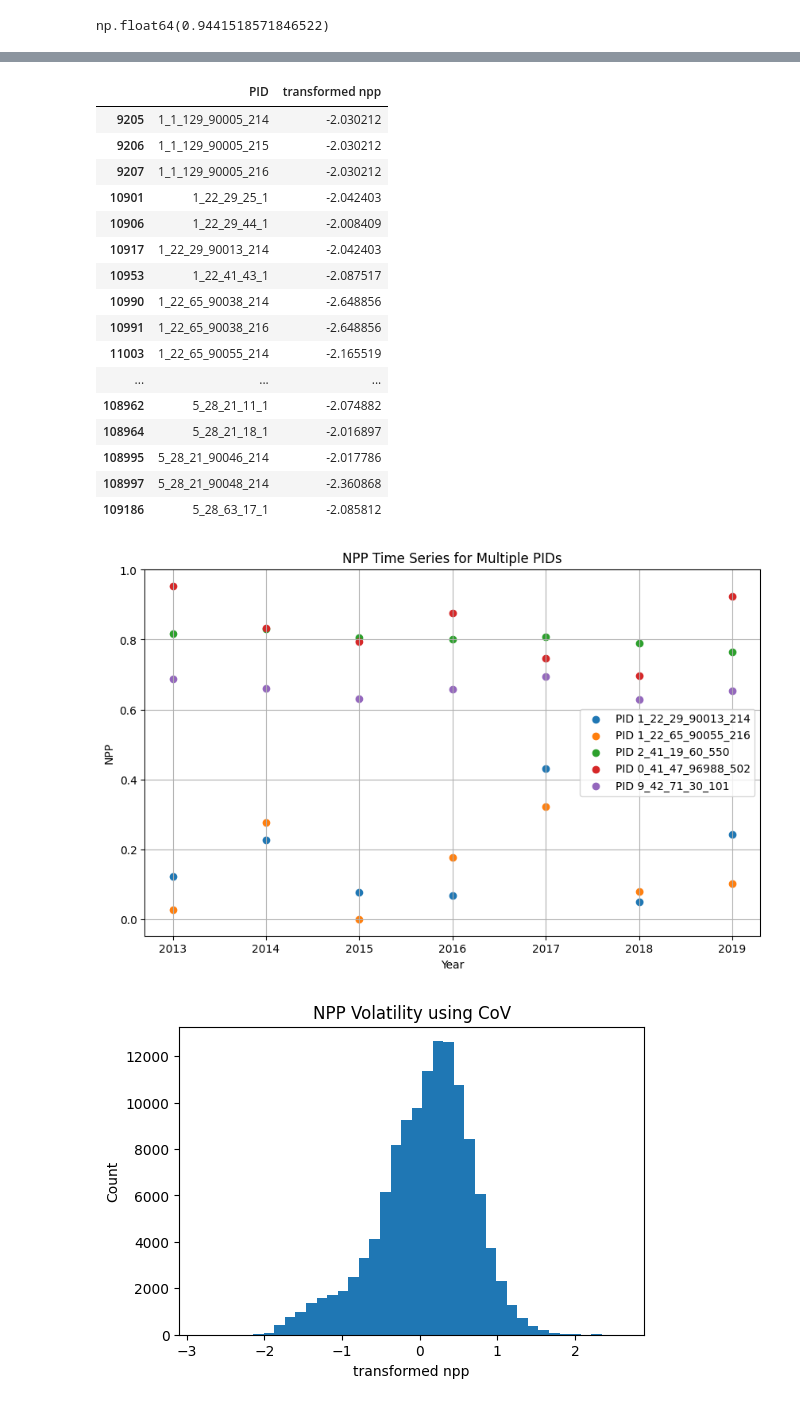
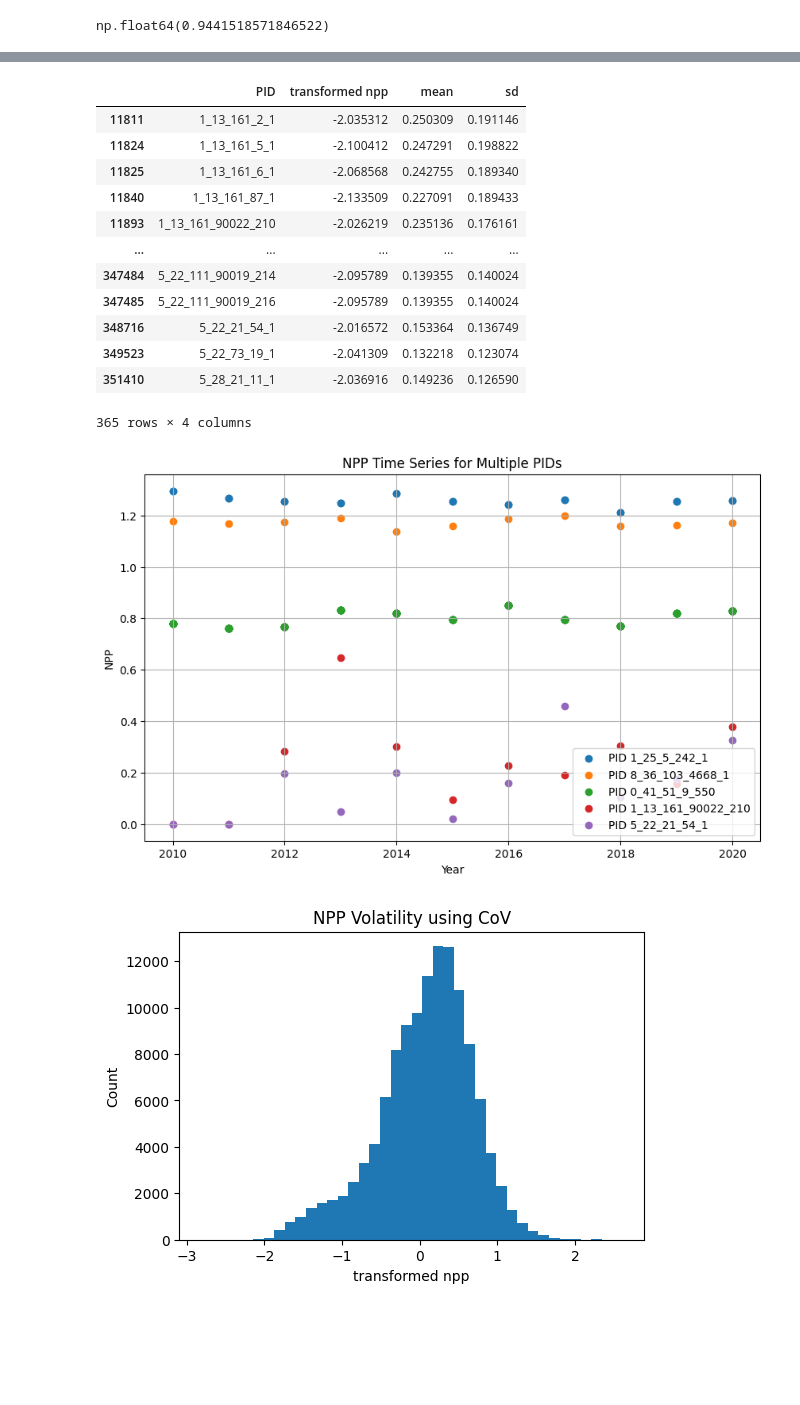
Before and after one commit to qiulinlx/FD_Stability, a Jupyter notebook: notebooks/npp2.ipynb, the cells around one changed output, grey strips where cells are left out. Drawn from its saved outputs; the diff is of its cells as text; code cells hidden in the pictures; blank space fills up the shorter version.

```diff
--- a/notebooks/npp2.ipynb
+++ b/notebooks/npp2.ipynb
@@ -13,7 +13,7 @@ import utils.analysis_functions as af
 from scipy.signal import detrend
 # %%
 PID_df=pd.read_csv('data/lookup/PID_location_all.csv')
-csc_df= pd.read_csv('data/processed/PID_csc_upsampled.csv')
+csc_df= pd.read_csv('data/processed/PID_location_WSCI.csv')
 npp_df=pd.read_csv('data/processed/PID_npp.csv')
 
 PID_df, csc_df, npp_df = af.cleaning(PID_df, csc_df, npp_df)
@@ -22,2 +20,4 @@ npp_df_2013 = npp_df[npp_df['year'] >= 2013]
 # %%
+npp_df.rename(columns={'NPP_kgC_m2_yr': "Npp"}, inplace=True)
+
 grouped = npp_df.groupby('PID').apply(lambda x: x.sort_values('year')['Npp'].to_numpy())
@@ -26,3 +26,5 @@ grouped_2013 = npp_df_2013.groupby('PID').apply(lambda x: x.sort_values('year')[
+# %%
+grouped = grouped[grouped.apply(lambda x: ~np.isnan(x).any())]
 # %%
 def compute_volatility(arr):
     '''
@@ -54,26 +56,6 @@ for pid, arr in grouped.items():
             sad.append(sd)
 
 npp_df1 = pd.DataFrame({'PID': PID_list, 'transformed npp': volatility, 'mean': mean, 'sd': sad })
-# %%
-volatility=[]
-PID_list=[]
-mean=[]
-sad=[]
-for pid, arr in grouped_2013.items():
-    if arr.shape[0] > 5:
-        if (arr == 0).sum() < 4:
-            v , s, sd = compute_volatility(arr)
-            # returns = np.diff(arr) / arr[:-1]
-
-            # returns = np.abs(returns)
-            # v = np.std(returns, ddof=1)
-            volatility.append(v)
-            PID_list.append(pid)
-            mean.append(s)
-            sad.append(sd)
-
-
-npp_df2 = pd.DataFrame({'PID': PID_list, 'transformed npp': volatility, 'mean': mean, 'sd': sad })
 # %%
 npp_total=npp_df1.merge(npp_df2, how='inner', on='PID')
 
@@ -230,45 +204,41 @@ rows
 s_rows= npp_df1[npp_df1['transformed npp'] < -2]
 s_rows
 # %% [output]
-|  | PID | transformed npp |
-| 9205 | 1_1_129_90005_214 | -2.030212 |
-| 9206 | 1_1_129_90005_215 | -2.030212 |
-| 9207 | 1_1_129_90005_216 | -2.030212 |
-| 10901 | 1_22_29_25_1 | -2.042403 |
-| 10906 | 1_22_29_44_1 | -2.008409 |
-| 10917 | 1_22_29_90013_214 | -2.042403 |
-| 10953 | 1_22_41_43_1 | -2.087517 |
-| 10990 | 1_22_65_90038_214 | -2.648856 |
-| 10991 | 1_22_65_90038_216 | -2.648856 |
-| 11003 | 1_22_65_90055_214 | -2.165519 |
-| ... | ... | ... |
-| 108962 | 5_28_21_11_1 | -2.074882 |
-| 108964 | 5_28_21_18_1 | -2.016897 |
-| 108995 | 5_28_21_90046_214 | -2.017786 |
-| 108997 | 5_28_21_90048_214 | -2.360868 |
-| 109186 | 5_28_63_17_1 | -2.085812 |
+|  | PID | transformed npp | mean | sd |
+| 11811 | 1_13_161_2_1 | -2.035312 | 0.250309 | 0.191146 |
+| 11824 | 1_13_161_5_1 | -2.100412 | 0.247291 | 0.198822 |
+| 11825 | 1_13_161_6_1 | -2.068568 | 0.242755 | 0.189340 |
+| 11840 | 1_13_161_87_1 | -2.133509 | 0.227091 | 0.189433 |
+| 11893 | 1_13_161_90022_210 | -2.026219 | 0.235136 | 0.176161 |
+| ... | ... | ... | ... | ... |
+| 347484 | 5_22_111_90019_214 | -2.095789 | 0.139355 | 0.140024 |
+| 347485 | 5_22_111_90019_216 | -2.095789 | 0.139355 | 0.140024 |
+| 348716 | 5_22_21_54_1 | -2.016572 | 0.153364 | 0.136749 |
+| 349523 | 5_22_73_19_1 | -2.041309 | 0.132218 | 0.123074 |
+| 351410 | 5_28_21_11_1 | -2.036916 | 0.149236 | 0.126590 |
+365 rows × 4 columns
 # %%
 import matplotlib.pyplot as plt
 
 # List of PIDs to plot
 # pids_to_plot = ['1_64_60_65018_1', '1_32_21_396_420', '0_41_57_87607_502', '1_15_1_2364_1', '0_41_27_61522_502']
-pids_to_plot =['1_22_29_90013_214', '1_22_65_90055_216', '2_41_19_60_550', '0_41_47_96988_502', '9_42_71_30_101']
+pids_to_plot =['1_25_5_242_1', '8_36_103_4668_1', '0_41_51_9_550', '1_13_161_90022_210', '5_22_21_54_1']
 plt.figure(figsize=(10,6))
 
 for pid in pids_to_plot:
     # Select rows for this PID
     selected_rows = npp_df[npp_df['PID'] == pid]
     # Scatter or line plot
     plt.scatter(selected_rows['year'], selected_rows['Npp'], marker='o', label=f'PID {pid}')
 
 plt.xlabel('Year')
 plt.ylabel('NPP')
 plt.title('NPP Time Series for Multiple PIDs')
 plt.legend()
 plt.grid(True)
 plt.show()
 # %% [output]
-[figure, old version]
+[figure, new version]
 # %%
 x= "transformed npp"
 title='Distribution of NPP transformed'
```
Also changed, not shown: parts of 14 cells of this notebook, 6 other files.
